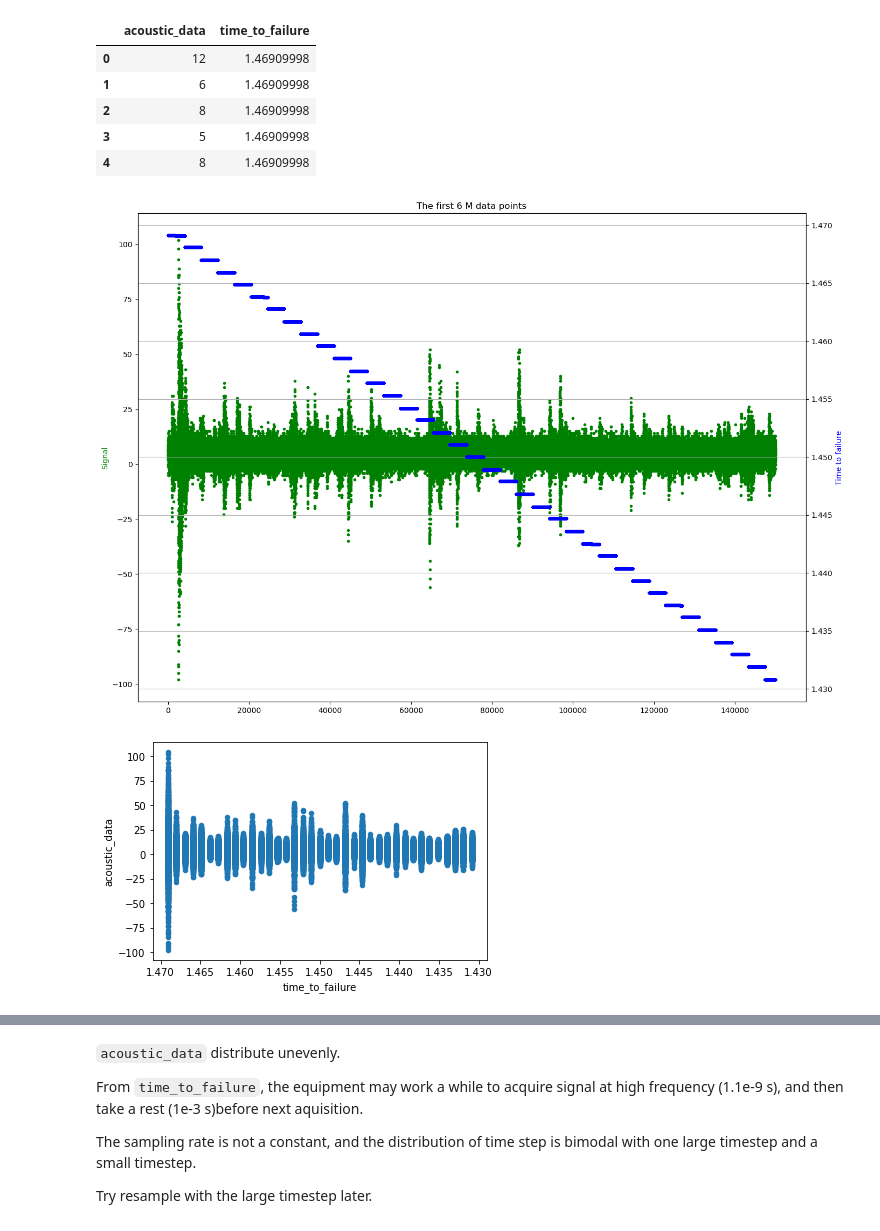
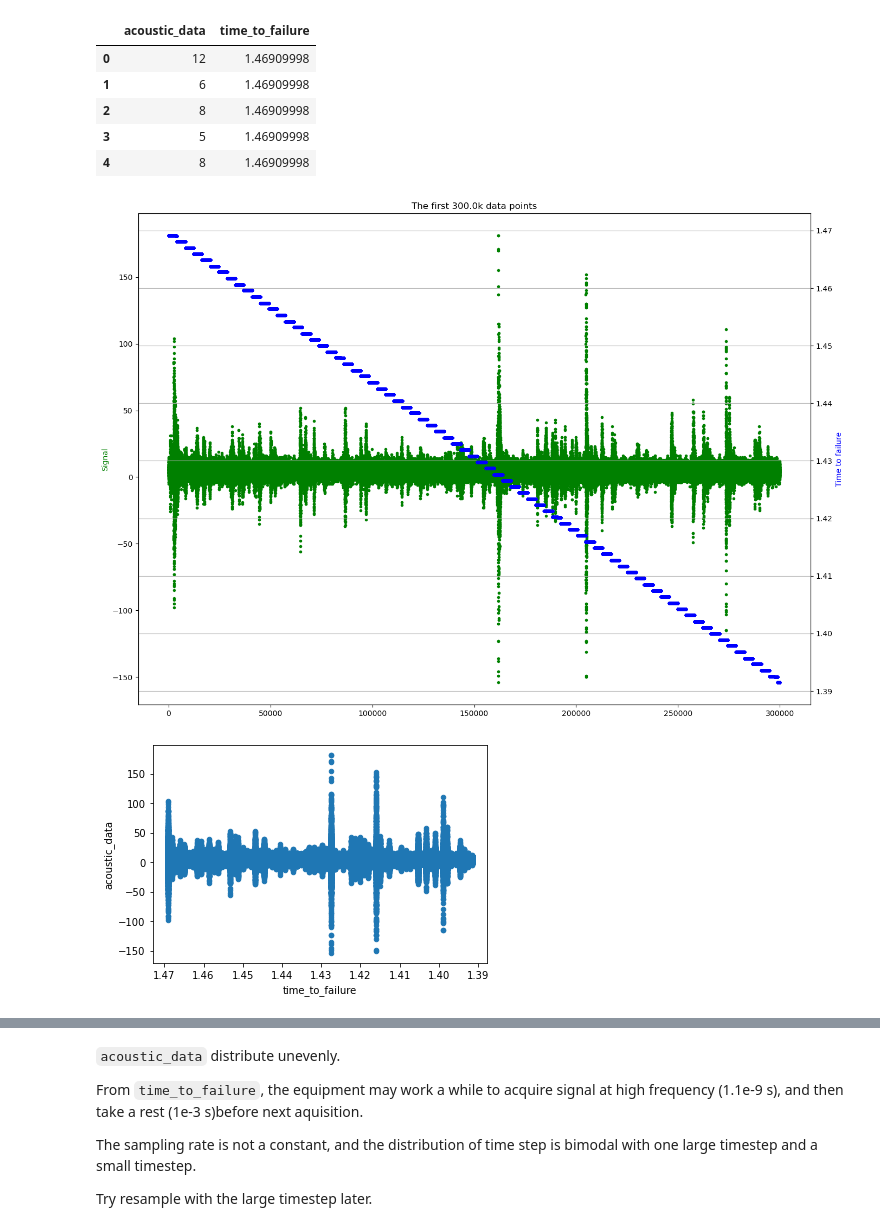
Before and after one commit to qq7933086/Laboratory_earthquake_time_prediction, a Jupyter notebook: Notebooks/02_data_wrangling.ipynb, the cells around one changed output, grey strips where cells are left out. Drawn from its saved outputs; the diff is of its cells as text; code cells hidden in the pictures.

```diff
--- a/Notebooks/02_data_wrangling.ipynb
+++ b/Notebooks/02_data_wrangling.ipynb
@@ -40,7 +39,8 @@ There are some fundamental questions to resolve in this notebook before you move
 filename = 'D:/DataScience/rawdata/2ndCapstone/train.csv'
 # %%
 # df_tr_sec =  pd.read_csv(filename,nrows = 6e6)
-df_tr_sec =  pd.read_csv(filename,nrows = 150000)
+records = 300000
+df_tr_sec =  pd.read_csv(filename,nrows = records)
 # %%
 df_tr_sec.info()
 # %% [output]
@@ -77,21 +77,21 @@ df_tr_sec.head()
 # %%
 fig, ax1 = plt.subplots(1,1,figsize=(16, 12), dpi=100 )
 ax2 = ax1.twinx()
 ax1.plot(df_tr_sec['acoustic_data'], 'g.')
 ax2.plot(df_tr_sec['time_to_failure'], 'b.')
 
 
 ax1.set_ylabel('Signal', color='g')
 ax2.set_ylabel('Time to failure', color='b')
 ax2.grid()
-plt.title('The first 6 M data points');
+plt.title(f'The first {records /1000}k data points');
 # %% [output]
-[figure, old version]
+[figure, new version]
 # %%
 df_tr_sec.plot('time_to_failure','acoustic_data',kind = 'scatter')
 plt.gca().invert_xaxis()
 # %% [output]
-[figure, old version]
+[figure, new version]
 # %%
 time2fail_np = df_tr_sec['time_to_failure'].to_numpy()
 # dt_np = time2fail_np[0:-1] - time2fail_np[1:]
```
Also changed, not shown: parts of 63 cells of this notebook.
